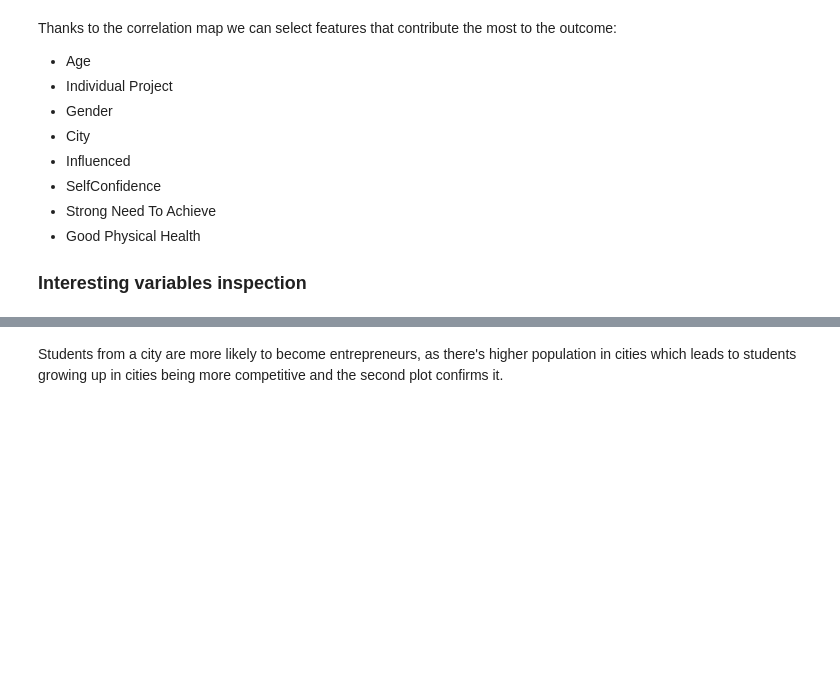
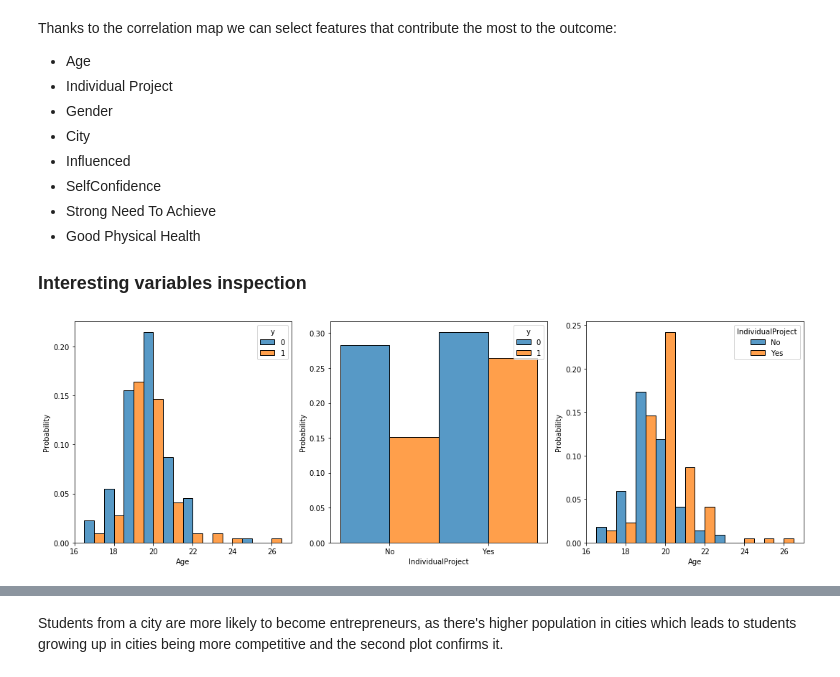
Before and after one commit to giorgiac98/student-bayesian-network, a Jupyter notebook: Entrepreneurial competency in university students.ipynb, the cells around one changed output, grey strips where cells are left out. Saved outputs shown, nothing was run; the diff lists cells and outputs as text; code cells hidden in the pictures; blank space fills up the shorter version.

```diff
--- a/Entrepreneurial competency in university students.ipynb
+++ b/Entrepreneurial competency in university students.ipynb
@@ -88,3 +95,13 @@ Thanks to the correlation map we can select features that contribute the most to
 * Good Physical Health
 
 ### Interesting variables inspection
+# %%
+fig, (a1, a2, a3) = plt.subplots(nrows=1, ncols=3, figsize=(15, 5))
+
+sns.histplot(x=df['Age'], hue='y', data=df, discrete=True, stat='probability', multiple="dodge", ax=a1)
+sns.histplot(x=df['IndividualProject'], hue='y', data=df, discrete=True, stat='probability', multiple="dodge", ax=a2)
+sns.histplot(x=df['Age'], hue='IndividualProject', data=df, discrete=True, stat='probability', multiple="dodge", ax=a3)
+a2.set_xticks([0, 1])
+fig.tight_layout()
+# %% [output]
+[figure, added]
```
Also changed, not shown: parts of 23 cells of this notebook, 1 other file.
